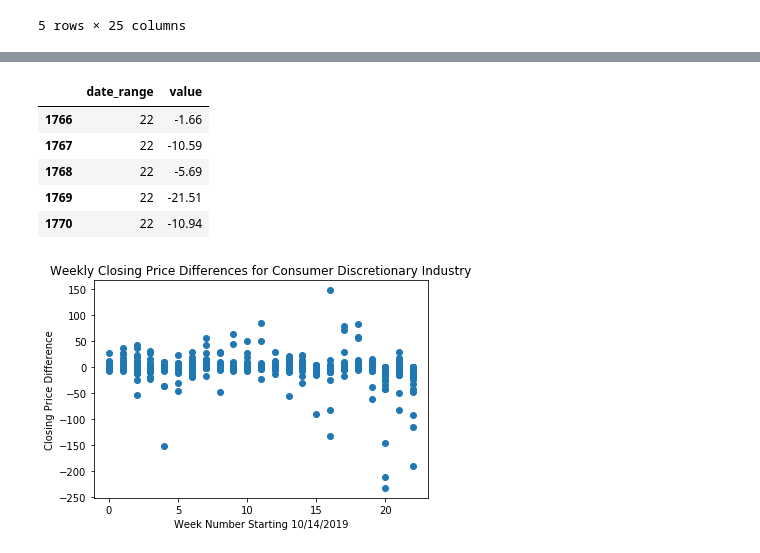
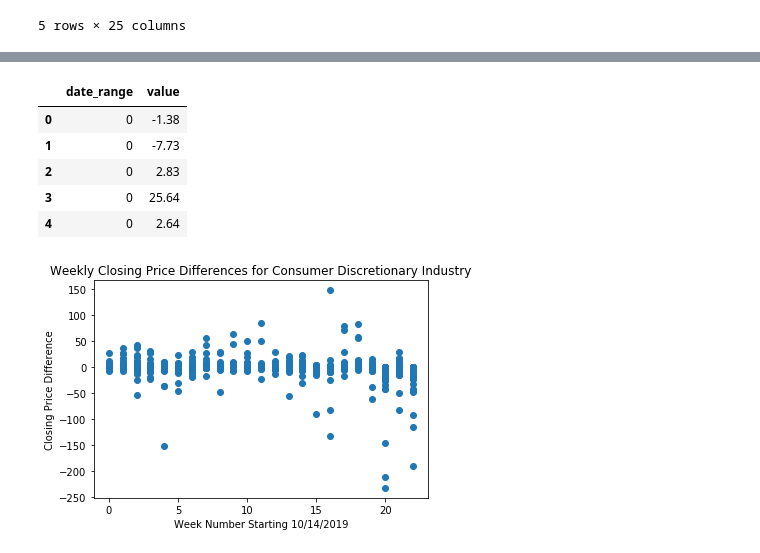
Before and after one commit to bhhnguyen/DataViz-Proj1, a Jupyter notebook: benjidev.ipynb, the cells around one changed output, grey strips where cells are left out. Cells and saved outputs as stored; diff of their text form; code cells hidden in the pictures.

```diff
--- a/benjidev.ipynb
+++ b/benjidev.ipynb
@@ -41,10 +29,10 @@ min_df
 # %%
 cd_df = stocks_df.loc[stocks_df['Sector'] == 'Consumer Discretionary']
 # %%
-date_df=cd_df.set_index(['Symbol'])
-date_df=date_df.dropna()
-date_df=date_df.drop(['Unnamed: 0', 'Sector', 'Name'], axis=1)
-date_df.head()
+cddate_df=cd_df.set_index(['Symbol'])
+cddate_df=cddate_df.dropna()
+cddate_df=cddate_df.drop(['Unnamed: 0', 'Sector', 'Name'], axis=1)
+cddate_df.head()
 # %% [output]
 |  | 2019-10-04 | 2019-10-11 | 2019-10-18 | 2019-10-25 | 2019-11-01 | 2019-11-08 | 2019-11-15 | 2019-11-22 | ... |
 | Symbol |  |  |  |  |  |  |  |  | ... |
@@ -55,7 +43,7 @@ date_df.head()
 | BBY | 66.89 | 69.53 | 70.52 | 73.15 | 72.92 | 76.85 | 77.09 | 72.64 | ... |
 5 rows × 25 columns
 # %%
-date_df=date_df.swapaxes("index", "columns")
-date_df=date_df.reset_index()
-date_df=date_df.rename(columns={"index": "date_range"})
+cddate_df=cddate_df.swapaxes("index", "columns")
+cddate_df=cddate_df.reset_index()
+cddate_df=cddate_df.rename(columns={"index": "date_range"})
 # %%
@@ -73,22 +51,22 @@ date_df.head()
 # %%
 new_dict = {"date_range":[], "value":[]}
 rowNum = 0
-for index, row in date_df[:-2].iterrows():
-    for x in range(len(date_df.columns)-1):
+for index, row in cddate_df[:-2].iterrows():
+    for x in range(len(cddate_df.columns)-1):
         new_dict["date_range"].append(index)
-        value = date_df.iloc[rowNum+1,x+1] - date_df.iloc[rowNum,x+1]
+        value = cddate_df.iloc[rowNum+1,x+1] - cddate_df.iloc[rowNum,x+1]
         new_dict["value"].append(value)
     rowNum = rowNum + 1
 # %%
 scatter_df = pd.DataFrame(new_dict)
-scatter_df.tail()
+scatter_df.head()
 # %% [output]
 |  | date_range | value |
-| 1766 | 22 | -1.66 |
-| 1767 | 22 | -10.59 |
-| 1768 | 22 | -5.69 |
-| 1769 | 22 | -21.51 |
-| 1770 | 22 | -10.94 |
+| 0 | 0 | -1.38 |
+| 1 | 0 | -7.73 |
+| 2 | 0 | 2.83 |
+| 3 | 0 | 25.64 |
+| 4 | 0 | 2.64 |
 # %%
 plt.scatter(scatter_df['date_range'],scatter_df['value'])
 plt.title("Weekly Closing Price Differences for Consumer Discretionary Industry")
```
Also changed, not shown: parts of 7 cells of this notebook.
